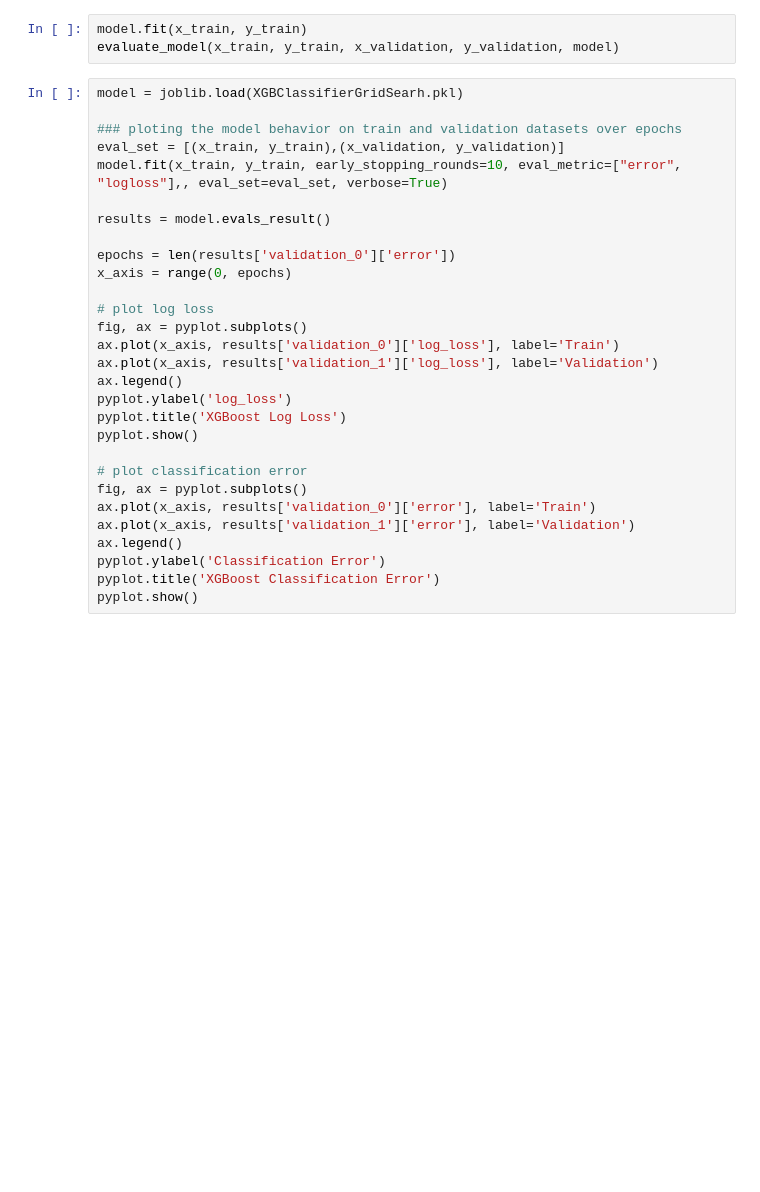
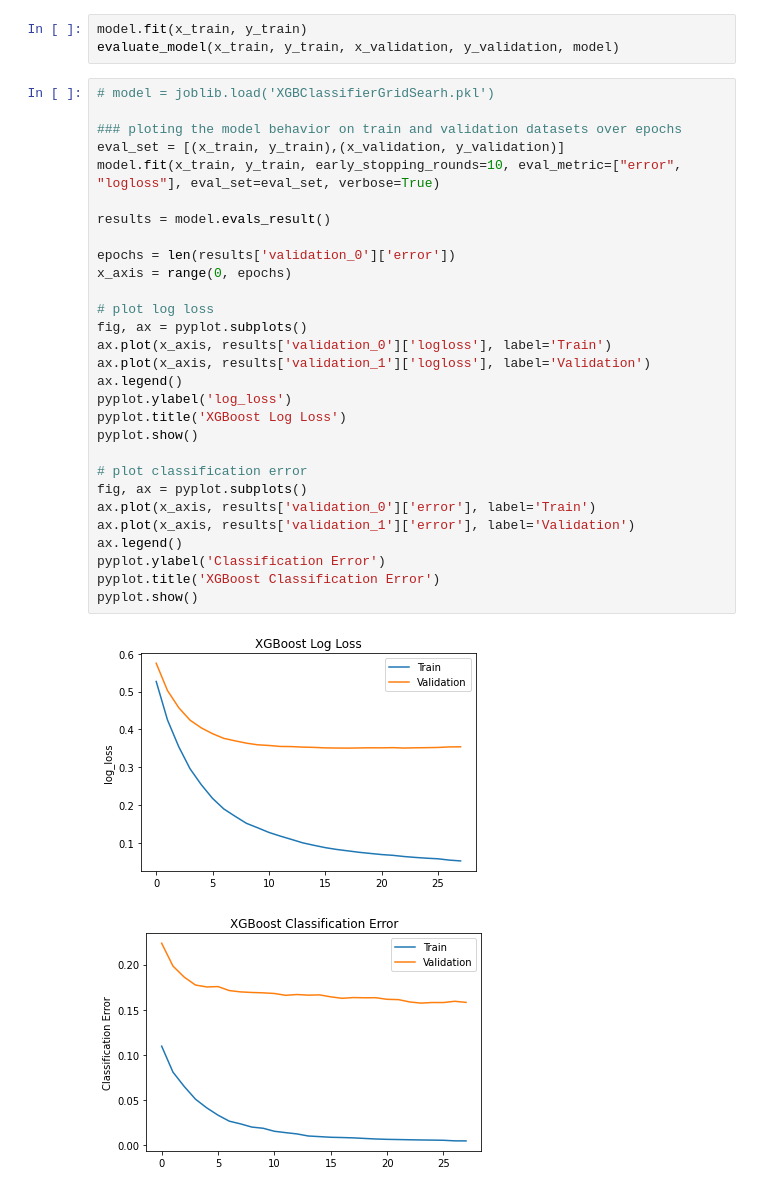
Before and after one commit to Abdielfer/Competition2, a Jupyter notebook: featuresSelection.ipynb, the cells around one changed output. Saved outputs shown, nothing was run; the diff lists cells and outputs as text; blank space fills up the shorter version.

```diff
--- a/featuresSelection.ipynb
+++ b/featuresSelection.ipynb
@@ -218,31 +219,34 @@ evaluate_model(x_train, y_train, x_validation, y_validation, model)
 model.fit(x_train, y_train)
 evaluate_model(x_train, y_train, x_validation, y_validation, model)
 # %%
-model = joblib.load(XGBClassifierGridSearh.pkl)
+# model = joblib.load('XGBClassifierGridSearh.pkl')
 
 ### ploting the model behavior on train and validation datasets over epochs
 eval_set = [(x_train, y_train),(x_validation, y_validation)]
-model.fit(x_train, y_train, early_stopping_rounds=10, eval_metric=["error", "logloss"],, eval_set=eval_set, verbose=True)
+model.fit(x_train, y_train, early_stopping_rounds=10, eval_metric=["error", "logloss"], eval_set=eval_set, verbose=True)
 
 results = model.evals_result()
 
 epochs = len(results['validation_0']['error'])
 x_axis = range(0, epochs)
 
 # plot log loss
 fig, ax = pyplot.subplots()
-ax.plot(x_axis, results['validation_0']['log_loss'], label='Train')
-ax.plot(x_axis, results['validation_1']['log_loss'], label='Validation')
+ax.plot(x_axis, results['validation_0']['logloss'], label='Train')
+ax.plot(x_axis, results['validation_1']['logloss'], label='Validation')
 ax.legend()
 pyplot.ylabel('log_loss')
 pyplot.title('XGBoost Log Loss')
 pyplot.show()
 
 # plot classification error
 fig, ax = pyplot.subplots()
 ax.plot(x_axis, results['validation_0']['error'], label='Train')
 ax.plot(x_axis, results['validation_1']['error'], label='Validation')
 ax.legend()
 pyplot.ylabel('Classification Error')
 pyplot.title('XGBoost Classification Error')
 pyplot.show()
+# %% [output]
+[figure, added]
+[figure, added]
```
Also changed, not shown: parts of 2 cells of this notebook, 1 other file.
